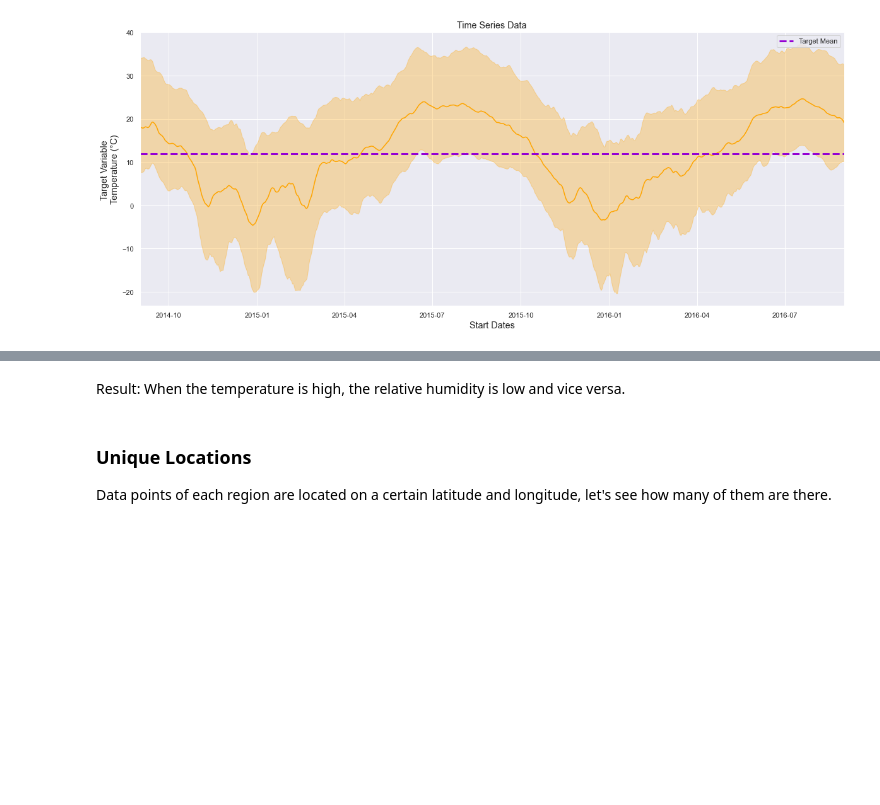
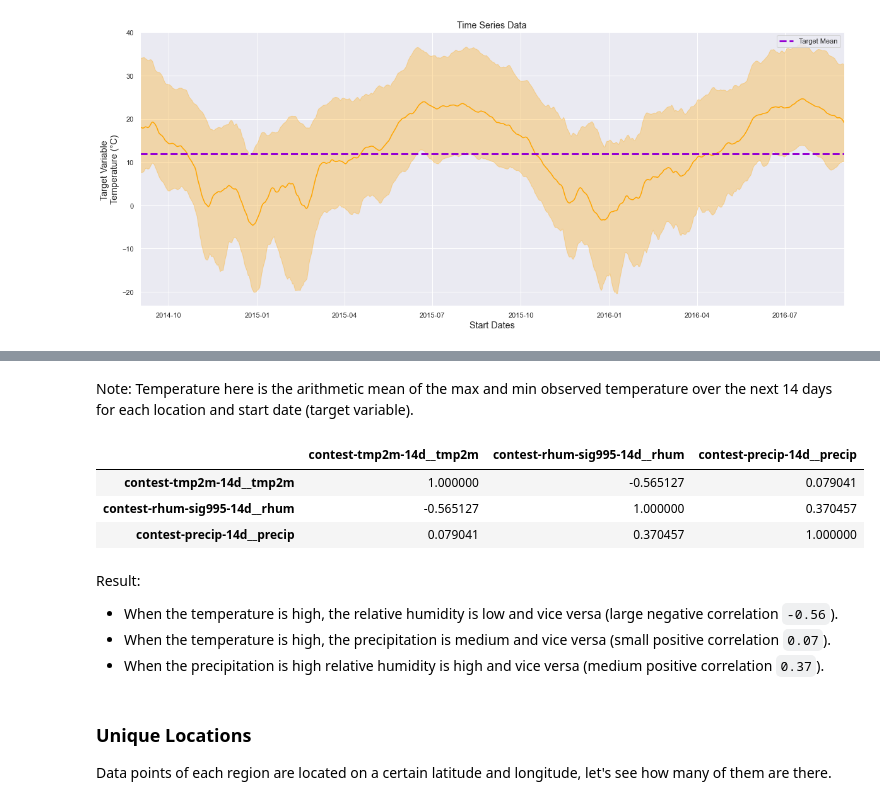
Before and after one commit to 3quetra/portfolio, a Jupyter notebook: ml/deep_learning/time_series/wids_datathon_2023/eda_temp_prediction.ipynb, the cells around one changed output, grey strips where cells are left out. Saved outputs shown, nothing was run; the diff lists cells and outputs as text; code cells hidden in the pictures; blank space fills up the shorter version.

```diff
--- a/ml/deep_learning/time_series/wids_datathon_2023/eda_temp_prediction.ipynb
+++ b/ml/deep_learning/time_series/wids_datathon_2023/eda_temp_prediction.ipynb
@@ -677,5 +690,17 @@ plt.show()
-# %% [markdown]
-Result: When the temperature is high, the relative humidity is low and vice versa.
+# %% [markdown]
+Note: Temperature here is the arithmetic mean of the max and min observed temperature over the next 14 days for each location and start date (target variable).
+# %%
+plot_data.corr()
+# %% [output]
+|  | contest-tmp2m-14d__tmp2m | contest-rhum-sig995-14d__rhum | contest-precip-14d__precip |
+| contest-tmp2m-14d__tmp2m | 1.000000 | -0.565127 | 0.079041 |
+| contest-rhum-sig995-14d__rhum | -0.565127 | 1.000000 | 0.370457 |
+| contest-precip-14d__precip | 0.079041 | 0.370457 | 1.000000 |
+# %% [markdown]
+Result:
+- When the temperature is high, the relative humidity is low and vice versa (large negative correlation `-0.56`).
+- When the temperature is high, the precipitation is medium and vice versa (small positive correlation `0.07`).
+- When the precipitation is high relative humidity is high and vice versa (medium positive correlation `0.37`).
 # %% [markdown]
 ### Unique Locations
 
```
Also changed, not shown: parts of 4 cells of this notebook.
